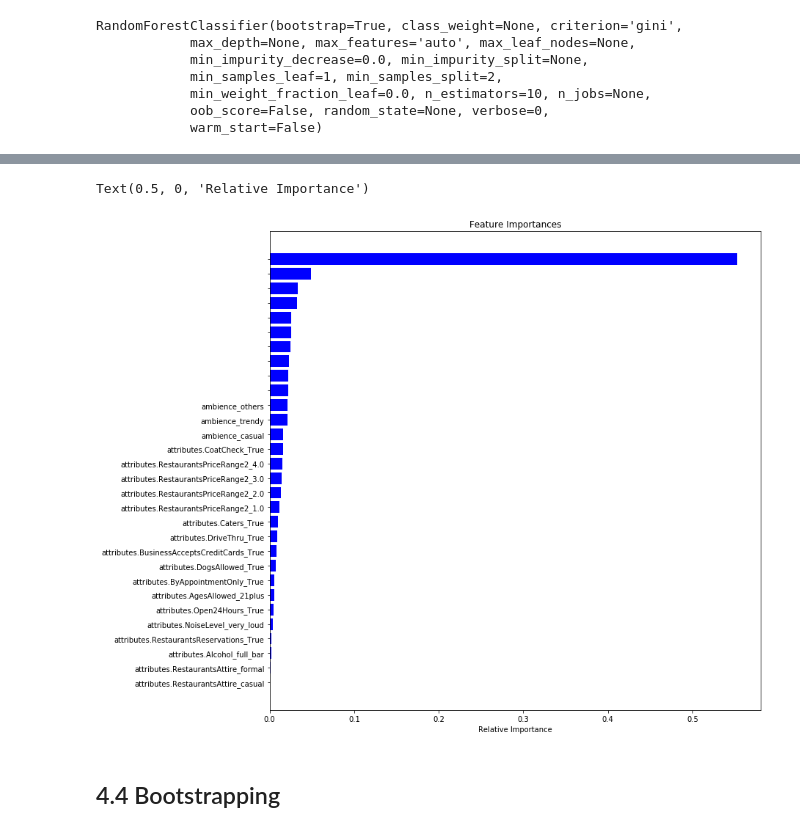
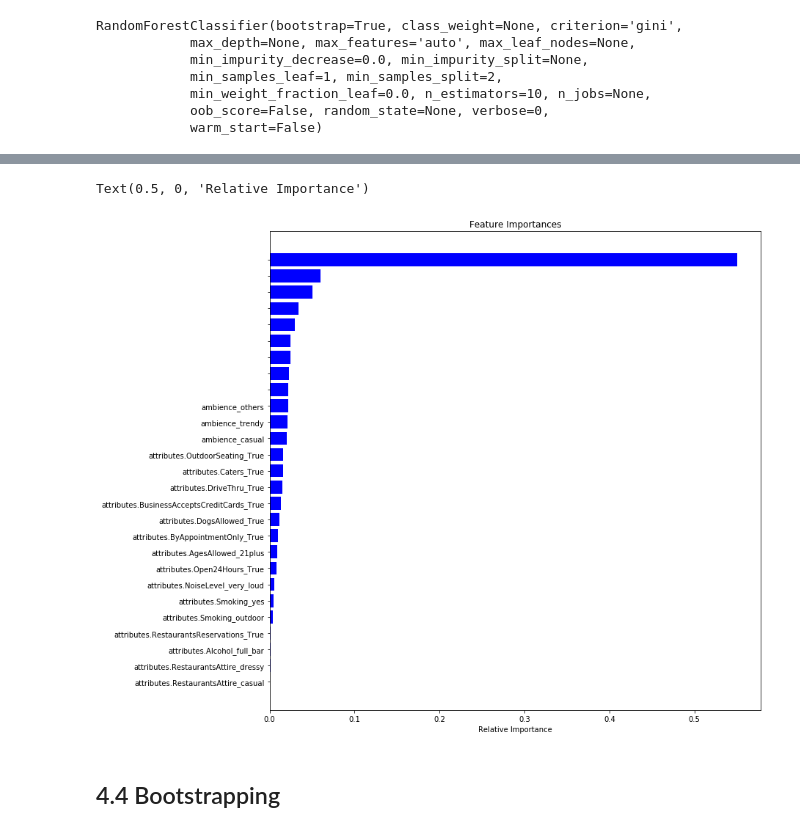
Before and after one commit to sahilarora93/Yelp_data_challenge, a Jupyter notebook: Final_Project_ML_Attributes.ipynb, the cells around one changed output, grey strips where cells are left out. Drawn from its saved outputs; the diff is of its cells as text; code cells hidden in the pictures.

```diff
--- a/Final_Project_ML_Attributes.ipynb
+++ b/Final_Project_ML_Attributes.ipynb
@@ -510,3 +586,5 @@ res_full.columns.values.tolist()
+# %%
+restaurants['attributes.AgesAllowed'] = le.transform(restaurants['attributes.AgesAllowed'])
 # %% [markdown]
 ## 3.10 Final Feature Selection
 # %%
@@ -521,7 +599,6 @@ cols_ml = ['review_count',
  'attributes.Smoking_yes',
  'attributes.NoiseLevel_very_loud',
  'attributes.Open24Hours_True',
- 'attributes.AgesAllowed_21plus',
  'attributes.ByAppointmentOnly_True',
  'attributes.RestaurantsGoodForGroups_True',
  'attributes.WiFi_free',
@@ -529,17 +606,15 @@ cols_ml = ['review_count',
  'attributes.BusinessAcceptsCreditCards_True',
  'attributes.DriveThru_True',
  'attributes.Caters_True',
- 'attributes.RestaurantsPriceRange2_1.0',
- 'attributes.RestaurantsPriceRange2_2.0',
- 'attributes.RestaurantsPriceRange2_3.0',
- 'attributes.RestaurantsPriceRange2_4.0',
+ 'attributes.RestaurantsPriceRange2',
  'attributes.RestaurantsTakeOut_True',
  'attributes.HappyHour_True',
  'attributes.CoatCheck_True',
  'attributes.OutdoorSeating_True',
  'ambience_casual',
  'ambience_trendy',
- 'ambience_others']
+ 'ambience_others',
+ 'attributes.AgesAllowed']
 # %% [markdown]
 # 4. Machine Learning Models
 # %% [markdown]
@@ -730 +798,20 @@ ambience_others                             0.9811   0.0445  22.0661 0.0000  0.8
 ===========================================================================================
+# %%
+cols_log = ['attributes.RestaurantsAttire_casual',
+ 'attributes.RestaurantsAttire_dressy',
+ 'attributes.Alcohol_full_bar',
+ 'attributes.RestaurantsReservations_True',
+ 'attributes.Smoking_outdoor',
+ 'attributes.Smoking_yes',
+ 'attributes.NoiseLevel_very_loud',
+ 'attributes.Open24Hours_True',
+ 'attributes.AgesAllowed_21plus',
+ 'attributes.ByAppointmentOnly_True',
+ 'attributes.DogsAllowed_True',
+ 'attributes.BusinessAcceptsCreditCards_True',
+ 'attributes.DriveThru_True',
+ 'attributes.Caters_True',
+ 'attributes.OutdoorSeating_True',
+ 'ambience_casual',
+ 'ambience_trendy',
+ 'ambience_others']
@@ -772,7 +883,7 @@ from sklearn.ensemble import RandomForestClassifier
 model = RandomForestClassifier(n_estimators=10)
 
 X_train, X_test, y_train, y_test = train_test_split(X, y, test_size=0.3, random_state=0)
-model.fit(train_X, np.ravel(train_y))
+model.fit(train_X, train_y)
 # %% [output]
 RandomForestClassifier(bootstrap=True, class_weight=None, criterion='gini',
             max_depth=None, max_features='auto', max_leaf_nodes=None,
@@ -788,18 +909,18 @@ model.score(test_X,test_y)
 # %%
 import matplotlib.pyplot as plt
 %matplotlib inline
 
 importances = model.feature_importances_
 indices = np.argsort(importances)
 
 plt.figure(figsize=(12,12))
 plt.title('Feature Importances')
 plt.barh(range(len(indices)), importances[indices], color='b', align='center')
-plt.yticks(range(len(indices)), cols_ml)
+plt.yticks(range(len(indices)), cols_log)
 plt.xlabel('Relative Importance')
 # %% [output]
 Text(0.5, 0, 'Relative Importance')
-[figure, old version]
+[figure, new version]
 # %% [markdown]
 ## 4.4 Bootstrapping
 # %%
```
Also changed, not shown: parts of 34 cells of this notebook.
